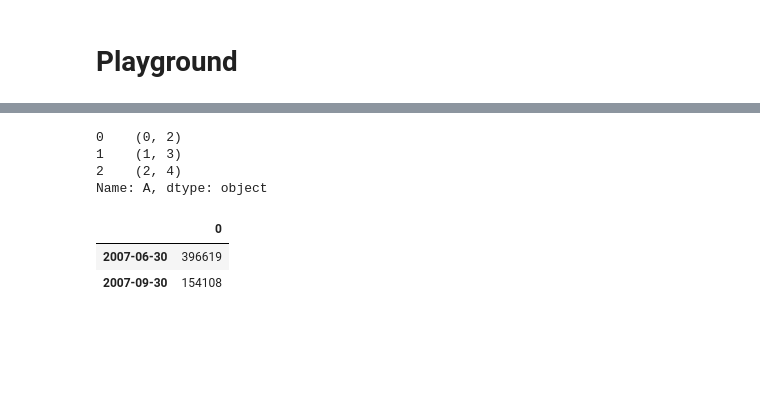
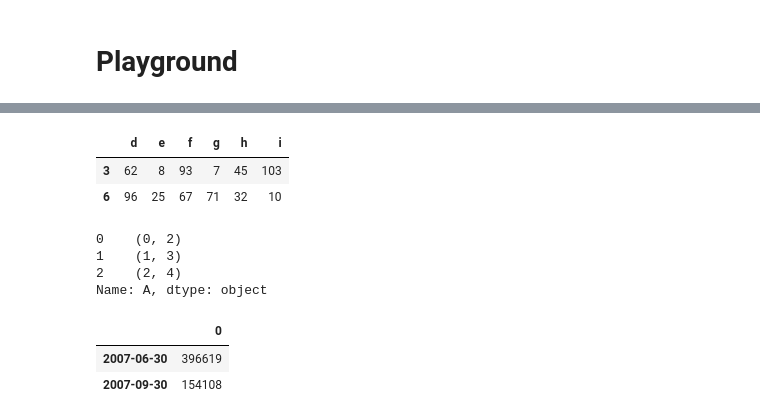
Before and after one commit to abgnpr/learning-datascience, a Jupyter notebook: Playground.ipynb, the cells around one changed output, grey strips where cells are left out. Saved outputs shown, nothing was run; the diff lists cells and outputs as text; code cells hidden in the pictures; blank space fills up the shorter version.

```diff
--- a/Playground.ipynb
+++ b/Playground.ipynb
@@ -8,3 +30,9 @@ df =pd.DataFrame({'A': [1, 2, 3]})
+# %%
+df.loc[[3, 6], 'd':'i']
+# %% [output]
+|  | d | e | f | g | h | i |
+| 3 | 62 | 8 | 93 | 7 | 45 | 103 |
+| 6 | 96 | 25 | 67 | 71 | 32 | 10 |
 # %%
 df['A'].apply(lambda x: (x- 1, x + 1))
 # %% [output]
```
Also changed, not shown: parts of 22 cells of this notebook, 2 other files.
